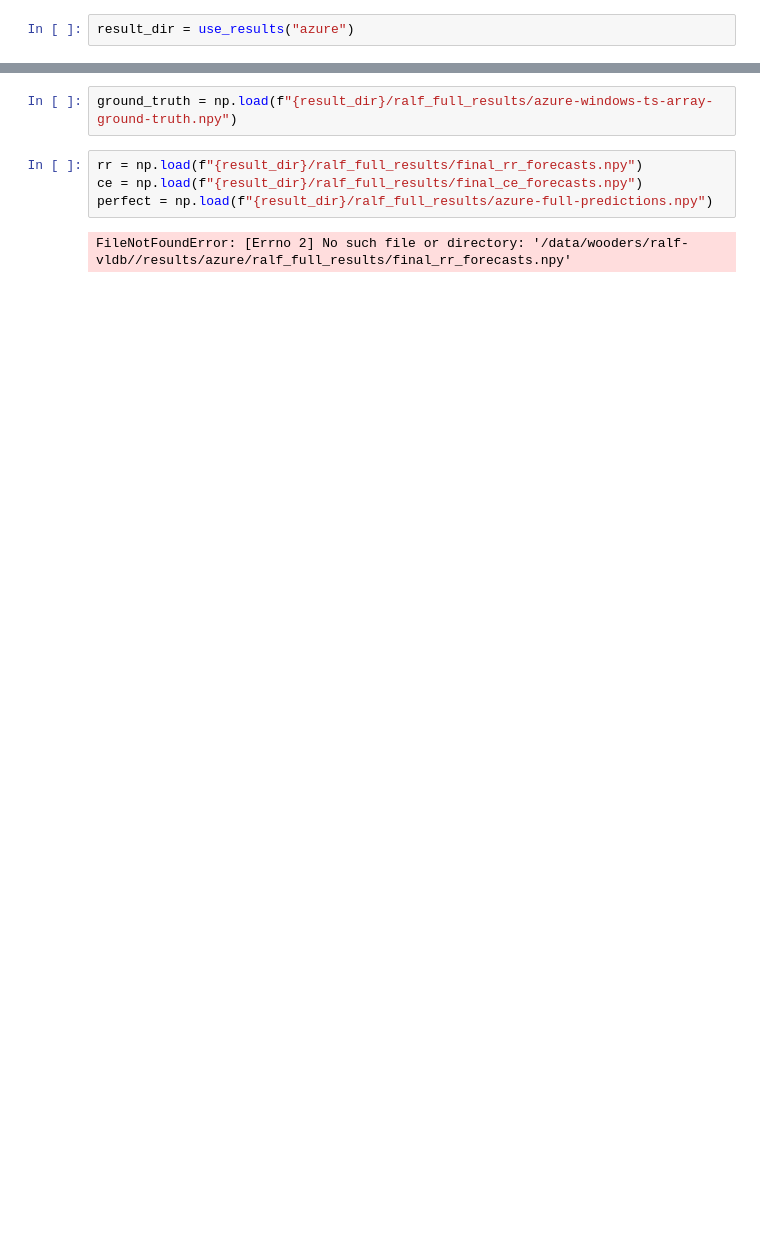
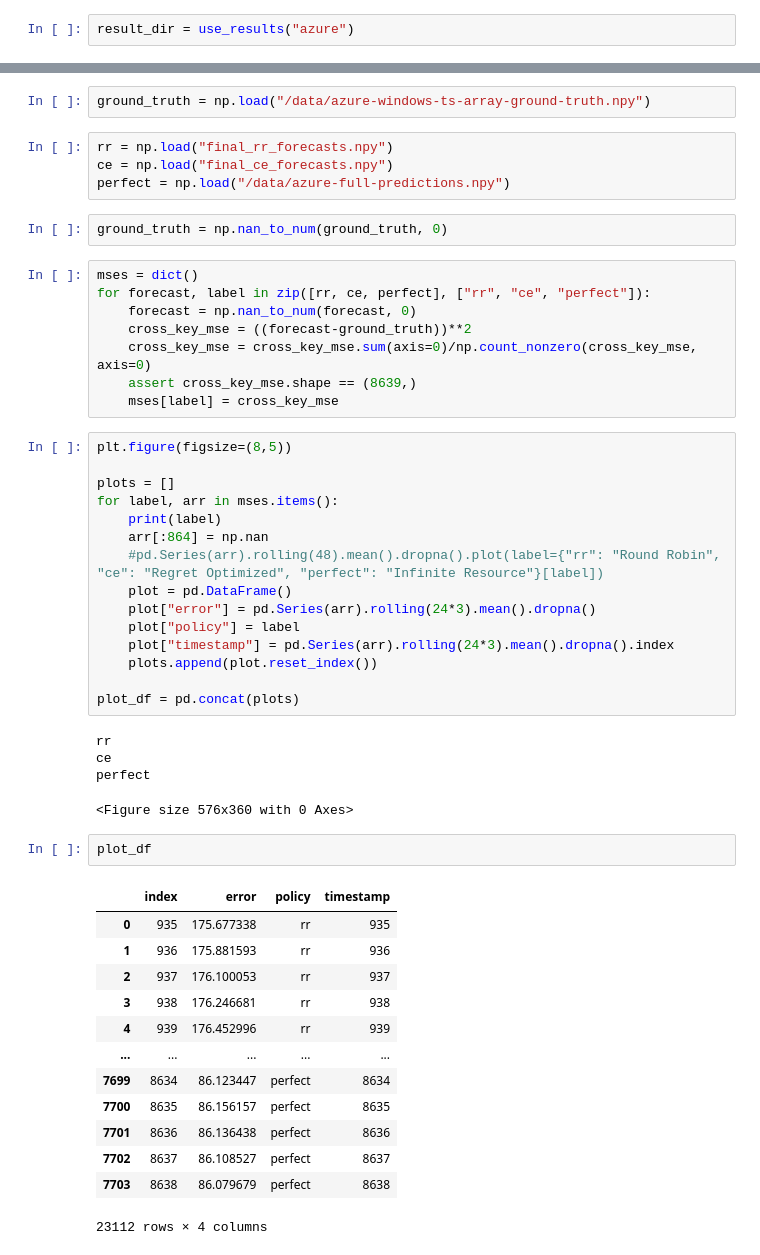
Before and after one commit to feature-store/experiments, a Jupyter notebook: nb/mlsys-figure-12.ipynb, the cells around one changed output, grey strips where cells are left out. Cells and saved outputs as stored; diff of their text form; blank space fills up the shorter version.

```diff
--- a/nb/mlsys-figure-12.ipynb
+++ b/nb/mlsys-figure-12.ipynb
@@ -16,8 +17,52 @@ result_dir = use_results("azure")
 # %%
-ground_truth = np.load(f"{result_dir}/ralf_full_results/azure-windows-ts-array-ground-truth.npy")
+ground_truth = np.load("/data/azure-windows-ts-array-ground-truth.npy")
 # %%
-rr = np.load(f"{result_dir}/ralf_full_results/final_rr_forecasts.npy")
-ce = np.load(f"{result_dir}/ralf_full_results/final_ce_forecasts.npy")
-perfect = np.load(f"{result_dir}/ralf_full_results/azure-full-predictions.npy")
+rr = np.load("final_rr_forecasts.npy")
+ce = np.load("final_ce_forecasts.npy")
+perfect = np.load("/data/azure-full-predictions.npy")
-# %% [output]
-FileNotFoundError: [Errno 2] No such file or directory: '/data/wooders/ralf-vldb//results/azure/ralf_full_results/final_rr_forecasts.npy'
+# %%
+ground_truth = np.nan_to_num(ground_truth, 0)
+# %%
+mses = dict()
+for forecast, label in zip([rr, ce, perfect], ["rr", "ce", "perfect"]):
+    forecast = np.nan_to_num(forecast, 0)
+    cross_key_mse = ((forecast-ground_truth))**2
+    cross_key_mse = cross_key_mse.sum(axis=0)/np.count_nonzero(cross_key_mse, axis=0)
+    assert cross_key_mse.shape == (8639,)
+    mses[label] = cross_key_mse
+# %%
+plt.figure(figsize=(8,5))
+
+plots = []
+for label, arr in mses.items():
+    print(label)
+    arr[:864] = np.nan
+    #pd.Series(arr).rolling(48).mean().dropna().plot(label={"rr": "Round Robin", "ce": "Regret Optimized", "perfect": "Infinite Resource"}[label])
+    plot = pd.DataFrame()
+    plot["error"] = pd.Series(arr).rolling(24*3).mean().dropna()
+    plot["policy"] = label
+    plot["timestamp"] = pd.Series(arr).rolling(24*3).mean().dropna().index
+    plots.append(plot.reset_index())
+
+plot_df = pd.concat(plots)
+# %% [output]
+rr
+ce
+perfect
+<Figure size 576x360 with 0 Axes>
+# %%
+plot_df
+# %% [output]
+|  | index | error | policy | timestamp |
+| 0 | 935 | 175.677338 | rr | 935 |
+| 1 | 936 | 175.881593 | rr | 936 |
+| 2 | 937 | 176.100053 | rr | 937 |
+| 3 | 938 | 176.246681 | rr | 938 |
+| 4 | 939 | 176.452996 | rr | 939 |
+| ... | ... | ... | ... | ... |
+| 7699 | 8634 | 86.123447 | perfect | 8634 |
+| 7700 | 8635 | 86.156157 | perfect | 8635 |
+| 7701 | 8636 | 86.136438 | perfect | 8636 |
+| 7702 | 8637 | 86.108527 | perfect | 8637 |
+| 7703 | 8638 | 86.079679 | perfect | 8638 |
+23112 rows × 4 columns
```
Also changed, not shown: parts of 7 cells of this notebook.
